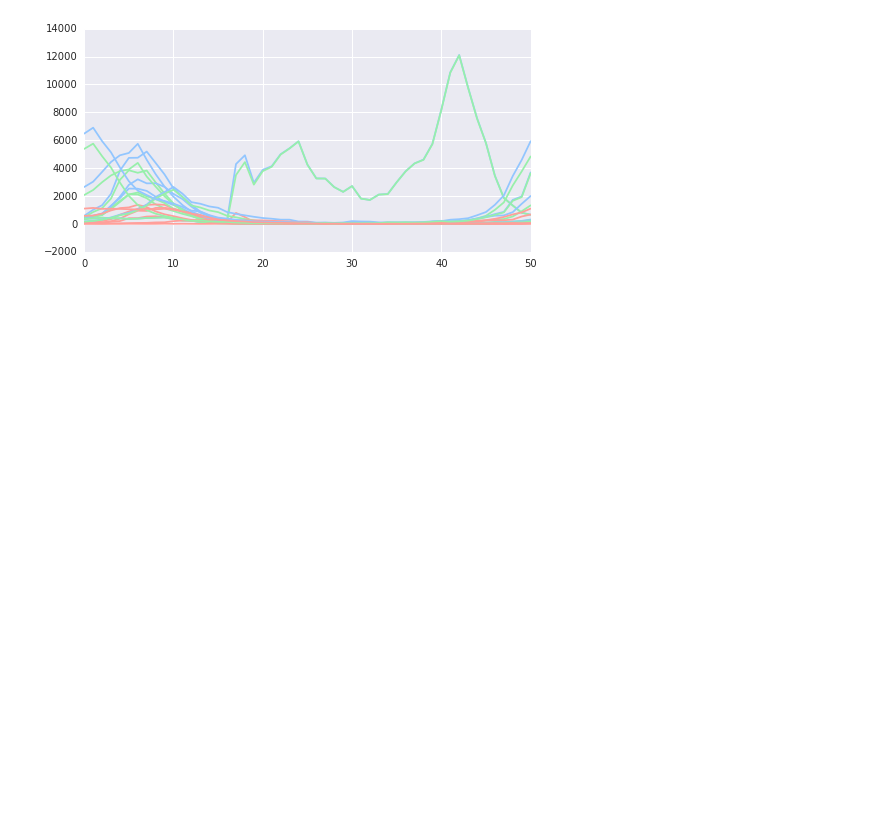
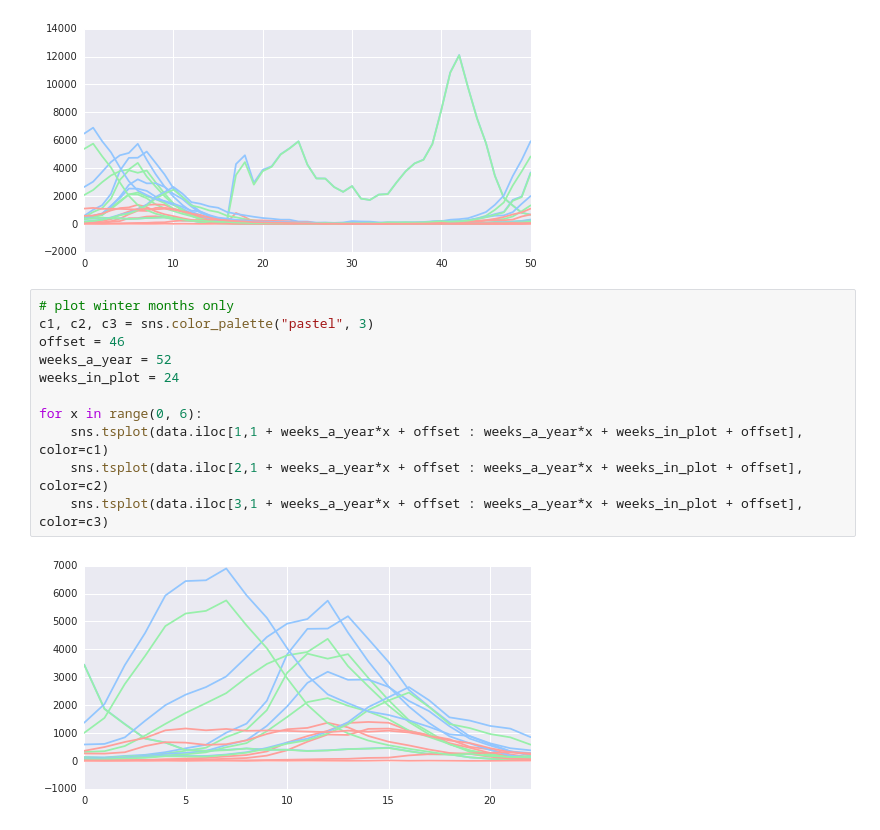
Before and after one commit to mstreit/PoV-time, a Jupyter notebook: PoV-time.ipynb, the cells around one changed output. Saved outputs shown, nothing was run; the diff lists cells and outputs as text; blank space fills up the shorter version.

Commit message:
only plotting winter months

```diff
--- a/PoV-time.ipynb
+++ b/PoV-time.ipynb
@@ -64,3 +64,16 @@ for x in range(0, 7):
     sns.tsplot(data.iloc[3,1 + weeks_a_year*x + offset : weeks_a_year*(x+1) + offset], color=c3)
 # %% [output]
 [figure]
+# %%
+# plot winter months only
+c1, c2, c3 = sns.color_palette("pastel", 3)
+offset = 46
+weeks_a_year = 52
+weeks_in_plot = 24
+
+for x in range(0, 6):
+    sns.tsplot(data.iloc[1,1 + weeks_a_year*x + offset : weeks_a_year*x + weeks_in_plot + offset], color=c1)
+    sns.tsplot(data.iloc[2,1 + weeks_a_year*x + offset : weeks_a_year*x + weeks_in_plot + offset], color=c2)
+    sns.tsplot(data.iloc[3,1 + weeks_a_year*x + offset : weeks_a_year*x + weeks_in_plot + offset], color=c3)
+# %% [output]
+[figure, added]
```
